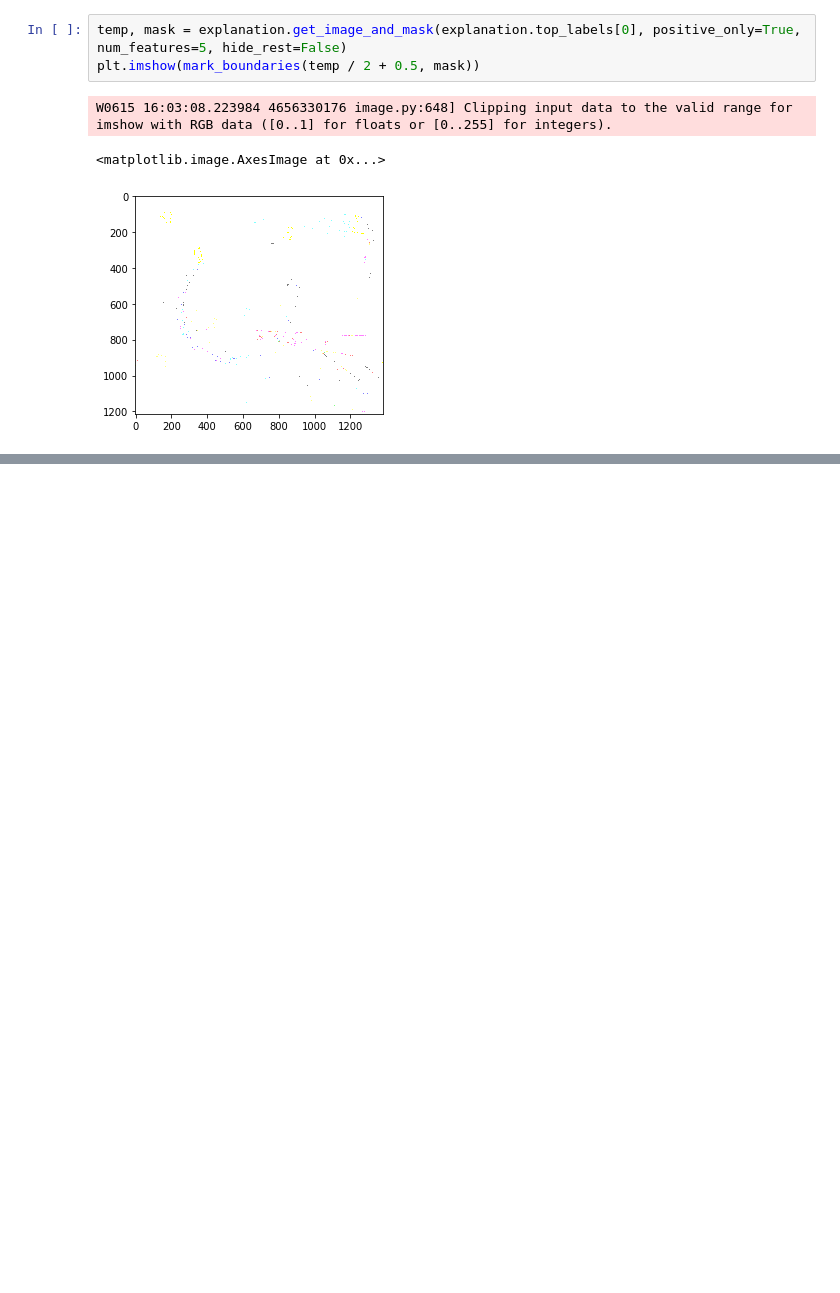
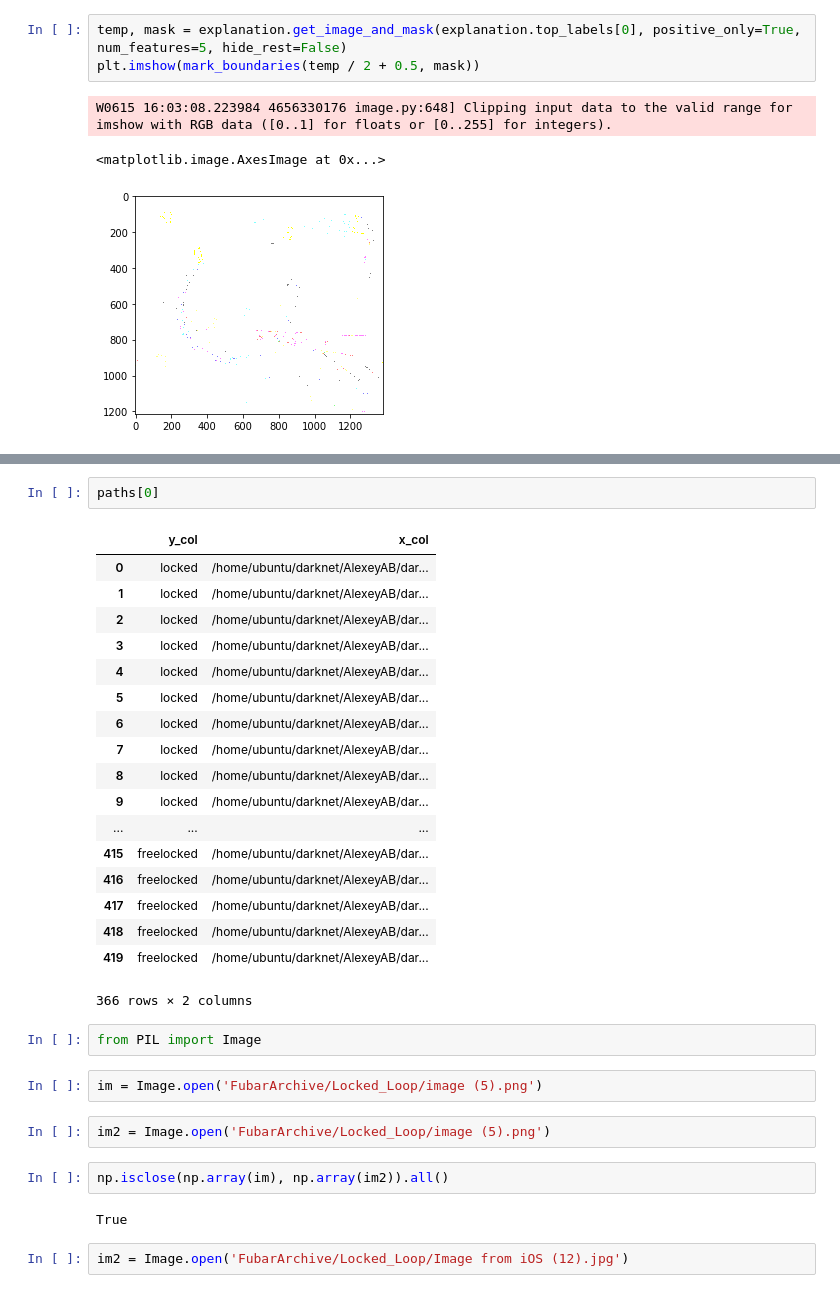
Before and after one commit to kjczarne/fubar, a Jupyter notebook: Grad-CAM and our model.ipynb, the cells around one changed output, grey strips where cells are left out. Saved outputs shown, nothing was run; the diff lists cells and outputs as text; blank space fills up the shorter version.

```diff
--- a/Grad-CAM and our model.ipynb
+++ b/Grad-CAM and our model.ipynb
@@ -138,0 +243,33 @@ W0615 16:03:08.223984 4656330176 image.py:648] Clipping input data to the valid
+# %%
+paths[0]
+# %% [output]
+|  | y_col | x_col |
+| 0 | locked | /home/ubuntu/darknet/AlexeyAB/dar... |
+| 1 | locked | /home/ubuntu/darknet/AlexeyAB/dar... |
+| 2 | locked | /home/ubuntu/darknet/AlexeyAB/dar... |
+| 3 | locked | /home/ubuntu/darknet/AlexeyAB/dar... |
+| 4 | locked | /home/ubuntu/darknet/AlexeyAB/dar... |
+| 5 | locked | /home/ubuntu/darknet/AlexeyAB/dar... |
+| 6 | locked | /home/ubuntu/darknet/AlexeyAB/dar... |
+| 7 | locked | /home/ubuntu/darknet/AlexeyAB/dar... |
+| 8 | locked | /home/ubuntu/darknet/AlexeyAB/dar... |
+| 9 | locked | /home/ubuntu/darknet/AlexeyAB/dar... |
+| ... | ... | ... |
+| 415 | freelocked | /home/ubuntu/darknet/AlexeyAB/dar... |
+| 416 | freelocked | /home/ubuntu/darknet/AlexeyAB/dar... |
+| 417 | freelocked | /home/ubuntu/darknet/AlexeyAB/dar... |
+| 418 | freelocked | /home/ubuntu/darknet/AlexeyAB/dar... |
+| 419 | freelocked | /home/ubuntu/darknet/AlexeyAB/dar... |
+366 rows × 2 columns
+# %%
+from PIL import Image
+# %%
+im = Image.open('FubarArchive/Locked_Loop/image (5).png')
+# %%
+im2 = Image.open('FubarArchive/Locked_Loop/image (5).png')
+# %%
+np.isclose(np.array(im), np.array(im2)).all()
+# %% [output]
+True
+# %%
+im2 = Image.open('FubarArchive/Locked_Loop/Image from iOS (12).jpg')
```
Also changed, not shown: parts of 8 cells of this notebook, 1 other file.
